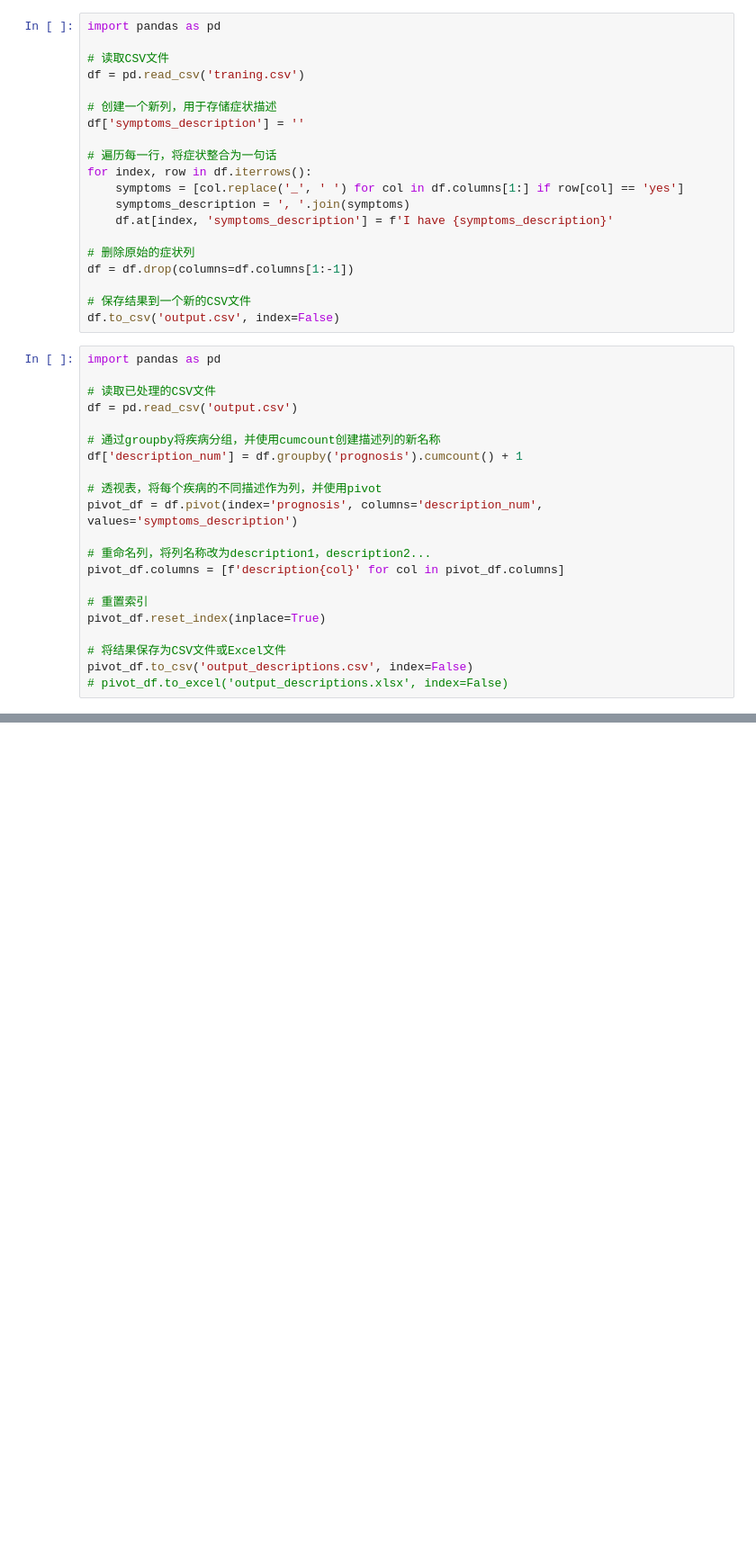
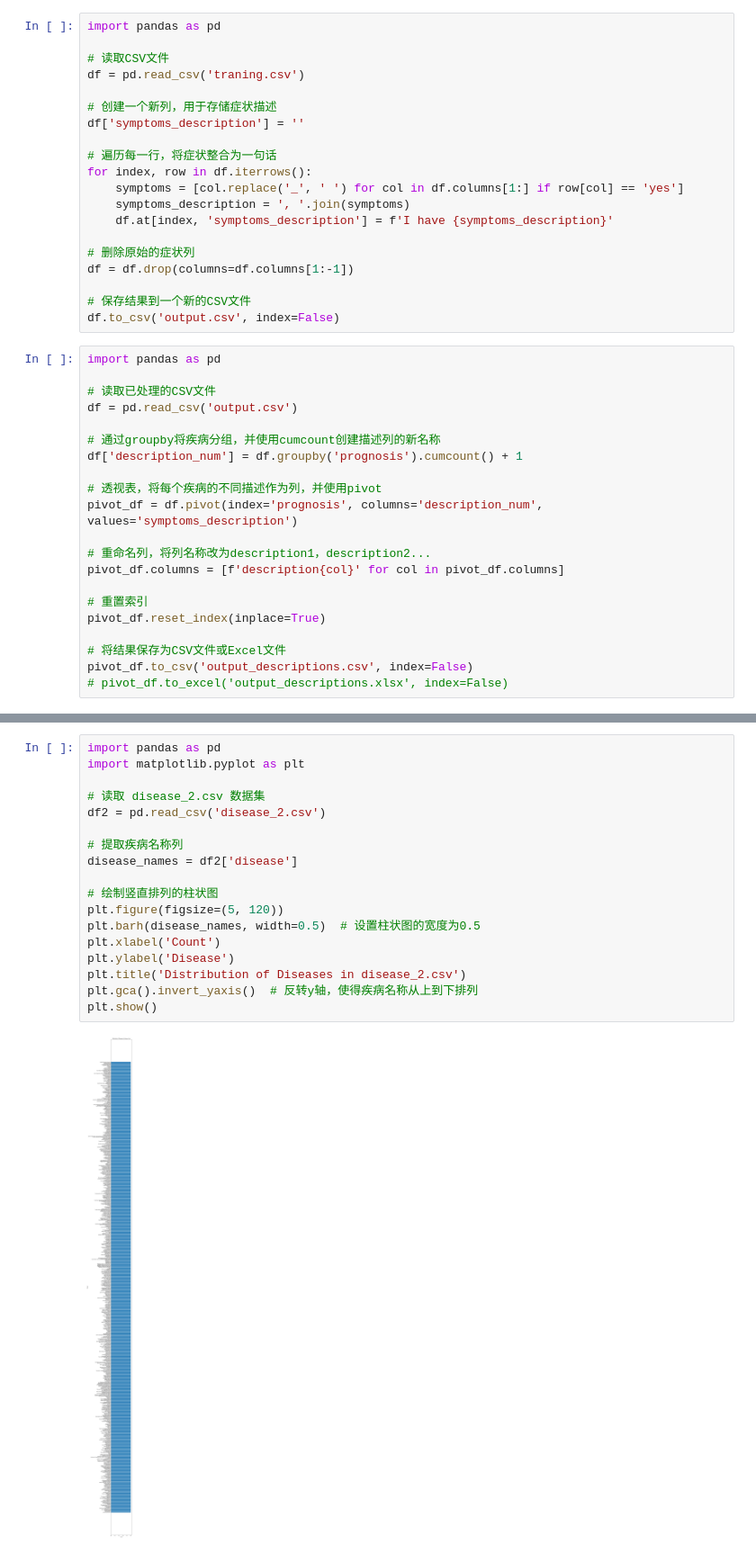
Before and after one commit to LingYuWings/NLP-Project, a Jupyter notebook: paper-code-pre/s2d_pre/pre.ipynb, the cells around one changed output, grey strips where cells are left out. Shown at 90% size. Drawn from its saved outputs; the diff is of its cells as text; blank space fills up the shorter version.

```diff
--- a/paper-code-pre/s2d_pre/pre.ipynb
+++ b/paper-code-pre/s2d_pre/pre.ipynb
@@ -113,0 +114,20 @@ plt.show()
+# %%
+import pandas as pd
+import matplotlib.pyplot as plt
+
+# 读取 disease_2.csv 数据集
+df2 = pd.read_csv('disease_2.csv')
+
+# 提取疾病名称列
+disease_names = df2['disease']
+
+# 绘制竖直排列的柱状图
+plt.figure(figsize=(5, 120))
+plt.barh(disease_names, width=0.5)  # 设置柱状图的宽度为0.5
+plt.xlabel('Count')
+plt.ylabel('Disease')
+plt.title('Distribution of Diseases in disease_2.csv')
+plt.gca().invert_yaxis()  # 反转y轴，使得疾病名称从上到下排列
+plt.show()
+# %% [output]
+[figure, added]
```
Also changed, not shown: parts of 5 cells of this notebook, 2 other files.
